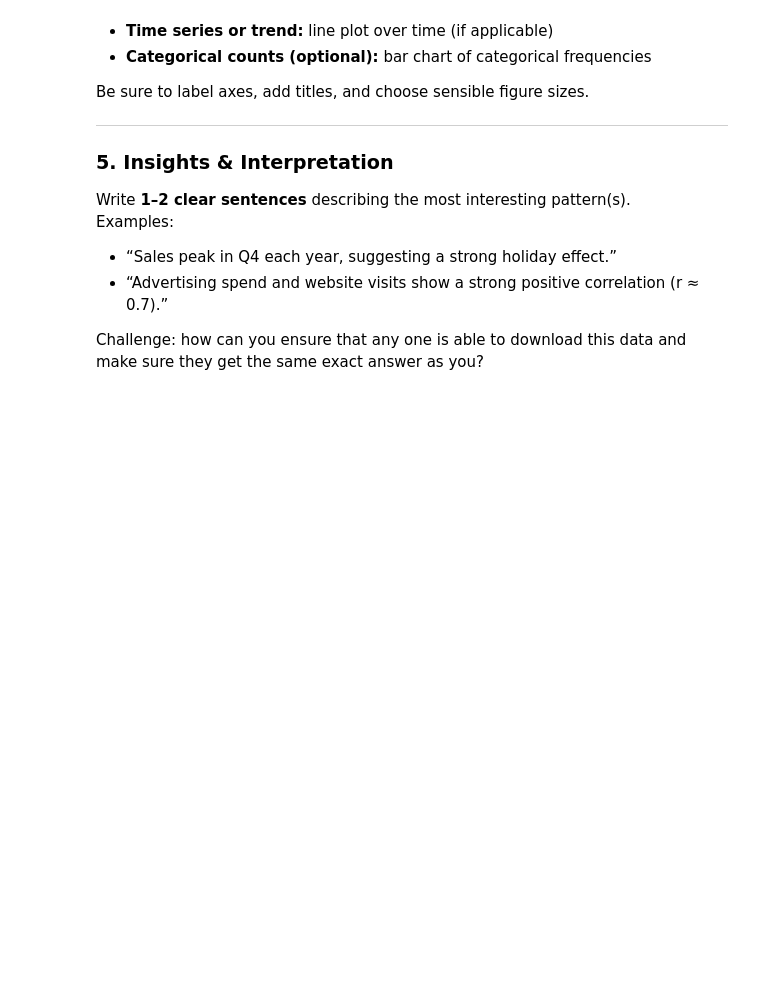
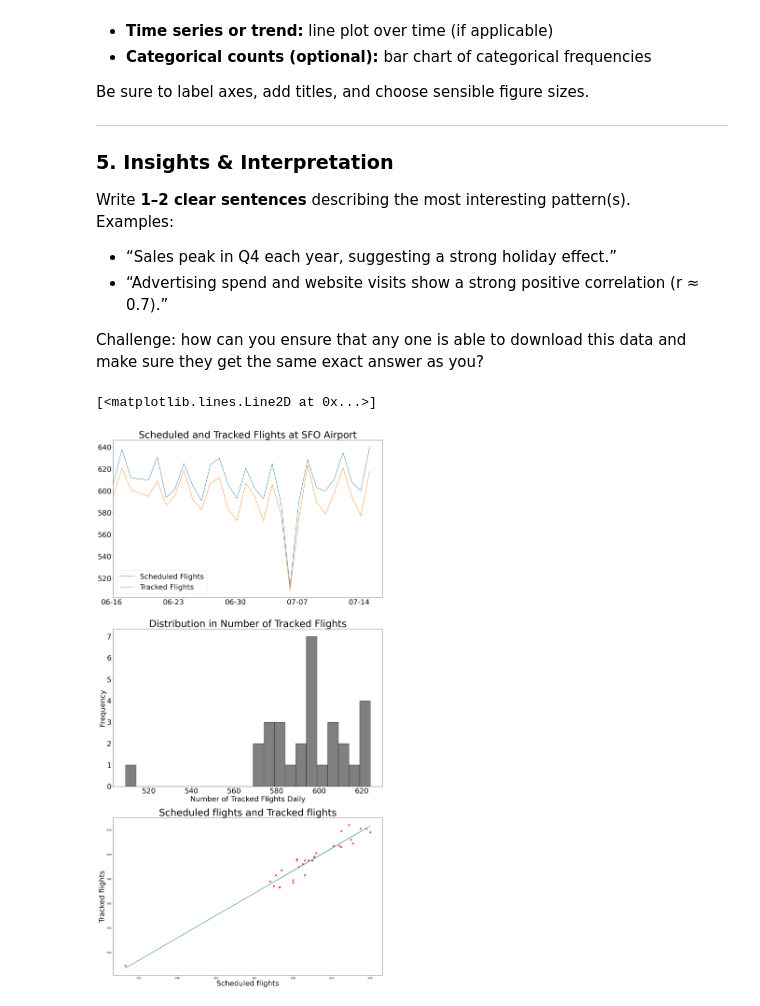
Before and after one commit to SporadicExistentialCrises/Dashan_Liu_RISE, a Jupyter notebook: week_3/july_15/Pivot_lab_July_15.ipynb, the cells around one changed output. Saved outputs shown, nothing was run; the diff lists cells and outputs as text; code cells hidden in the pictures; blank space fills up the shorter version.

Commit message:
finished real world data analysis

```diff
--- a/week_3/july_15/Pivot_lab_July_15.ipynb
+++ b/week_3/july_15/Pivot_lab_July_15.ipynb
@@ -839,3 +839,40 @@ Examples:
 
 
 Challenge: how can you ensure that any one is able to download this data and make sure they get the same exact answer as you?
+# %%
+import pandas as pd
+import matplotlib.pyplot as plt
+import matplotlib.dates as mdates
+from datetime import datetime
+import numpy as np
+
+df = pd.read_csv("sfo_data.csv")
+df['DateTime'] = pd.to_datetime(df['DateTime'])
+fig, axes = plt.subplots(3,1,figsize=(20,40))
+
+axes[0].plot(df["DateTime"], df["Scheduled flights"], label='Scheduled Flights')
+axes[0].plot(df["DateTime"], df["Tracked flights"], label='Tracked Flights')
+axes[0].set_title('Scheduled and Tracked Flights at SFO Airport', fontsize=40)
+axes[0].tick_params(axis='both', labelsize=30)
+axes[0].legend(loc='lower left',fontsize=30)
+axes[0].set_xlim(datetime(2025,6,15))
+axes[0].xaxis.set_major_locator(mdates.WeekdayLocator(byweekday=mdates.MO))
+axes[0].xaxis.set_major_formatter(mdates.DateFormatter('%m-%d'))
+plt.setp(axes[0].get_xticklabels(), ha='right')
+
+axes[1].hist(df["Tracked flights"], bins=23, color="grey", edgecolor="black")
+axes[1].set_title('Distribution in Number of Tracked Flights', fontsize=40)
+axes[1].set_xlabel("Number of Tracked Flights Daily", fontsize=30)
+axes[1].set_ylabel("Frequency", fontsize=30)
+axes[1].tick_params(axis='both', labelsize=30)
+
+axes[2].scatter(df["Scheduled flights"], df["Tracked flights"], color='red', s=50, alpha=0.7)
+axes[2].set_title('Scheduled flights and Tracked flights', fontsize=40)
+axes[2].set_xlabel("Scheduled flights", fontsize=30)
+axes[2].set_ylabel("Tracked flights", fontsize=30)
+z = np.polyfit(df["Scheduled flights"], df["Tracked flights"], 1)
+p = np.poly1d(z)
+axes[2].plot(df["Scheduled flights"], p(df["Scheduled flights"]), label="Trendline")
+# %% [output]
+[<matplotlib.lines.Line2D at 0x...>]
+[figure, added]
```
Also changed, not shown: parts of 1 cell of this notebook, 1 other file.
